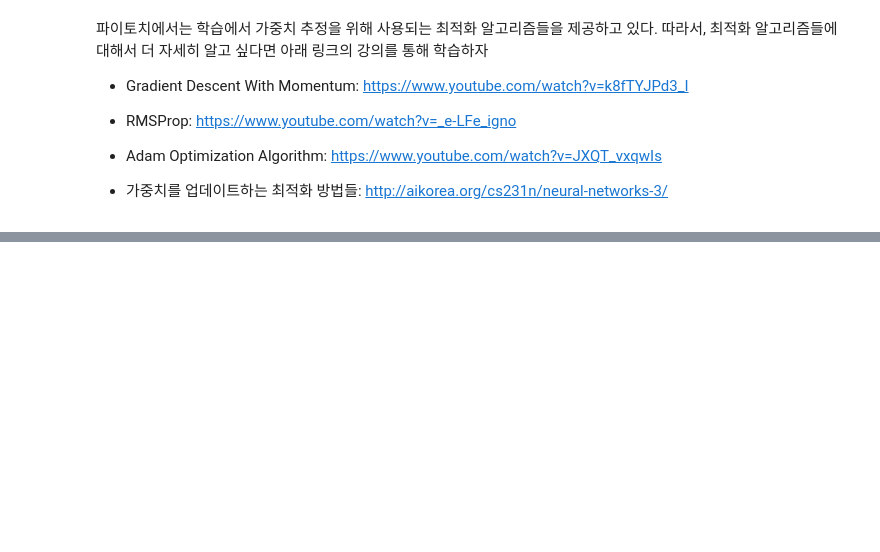
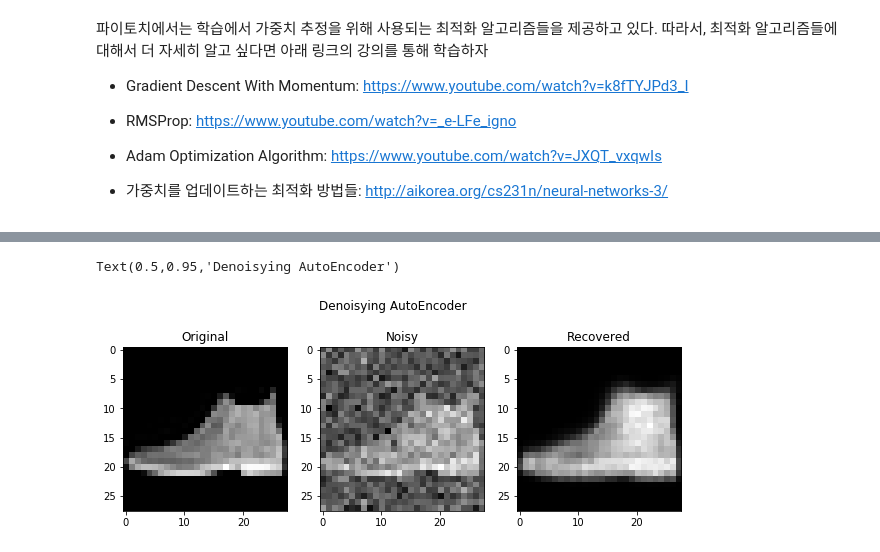
Before and after one commit to JerryKwon/3-min-pytorch-review, a Jupyter notebook: 6. 사람의 지도 없이 학습하는 오토인코더/6. 사람의 지도 없이 학습하는 오토인코더.ipynb, the cells around one changed output, grey strips where cells are left out. Drawn from its saved outputs; the diff is of its cells as text; code cells hidden in the pictures; blank space fills up the shorter version.

```diff
--- a/6. 사람의 지도 없이 학습하는 오토인코더/6. 사람의 지도 없이 학습하는 오토인코더.ipynb
+++ b/6. 사람의 지도 없이 학습하는 오토인코더/6. 사람의 지도 없이 학습하는 오토인코더.ipynb
@@ -160,0 +207,5 @@ Text(0.5,0.98,'AutoEncoder Restored Image by 5 epochs')
+# %%
+def add_noise(img):
+    noise = torch.randn(img.size()) * 0.2
+    noisy_img = img + noise
+    return noisy_img
@@ -160,0 +251,43 @@ Text(0.5,0.98,'AutoEncoder Restored Image by 5 epochs')
+# %%
+test_dataset = datasets.FashionMNIST(
+    root = './data/',
+    train = False,
+#     download = True,
+    download = False,
+    transform = train_transform
+)
+
+test_loader = torch.utils.data.DataLoader(
+    test_dataset,
+    batch_size = BATCH_SIZE,
+    shuffle =True
+)
+# %%
+sample_data = test_dataset.data[0].view(-1,28*28)
+sample_data = sample_data.type(torch.FloatTensor)/255.
+
+origin_x = sample_data[0]
+if USE_CUDA:
+    noisy_x = add_noise(origin_x).to(DEVICE)
+else:
+    noisy_x = add_noise(origin_x)
+
+encoded_x, decoded_x = autoencoder(noisy_x)
+# %%
+origin_img = origin_x.view(28,28).data.numpy()
+noisy_img = noisy_x.view(28,28).data.numpy()
+decoded_img = decoded_x.view(28,28).data.numpy()
+
+fig,axes = plt.subplots(1,3, figsize=[10,4])
+
+axes[0].set_title('Original')
+axes[0].imshow(origin_img, cmap="gray")
+axes[1].set_title('Noisy')
+axes[1].imshow(noisy_img, cmap="gray")
+axes[2].set_title('Recovered')
+axes[2].imshow(decoded_img, cmap="gray")
+
+plt.suptitle("Denoisying AutoEncoder", y=0.95)
+# %% [output]
+Text(0.5,0.95,'Denoisying AutoEncoder')
+[figure, added]
```
Also changed, not shown: parts of 7 cells of this notebook.
